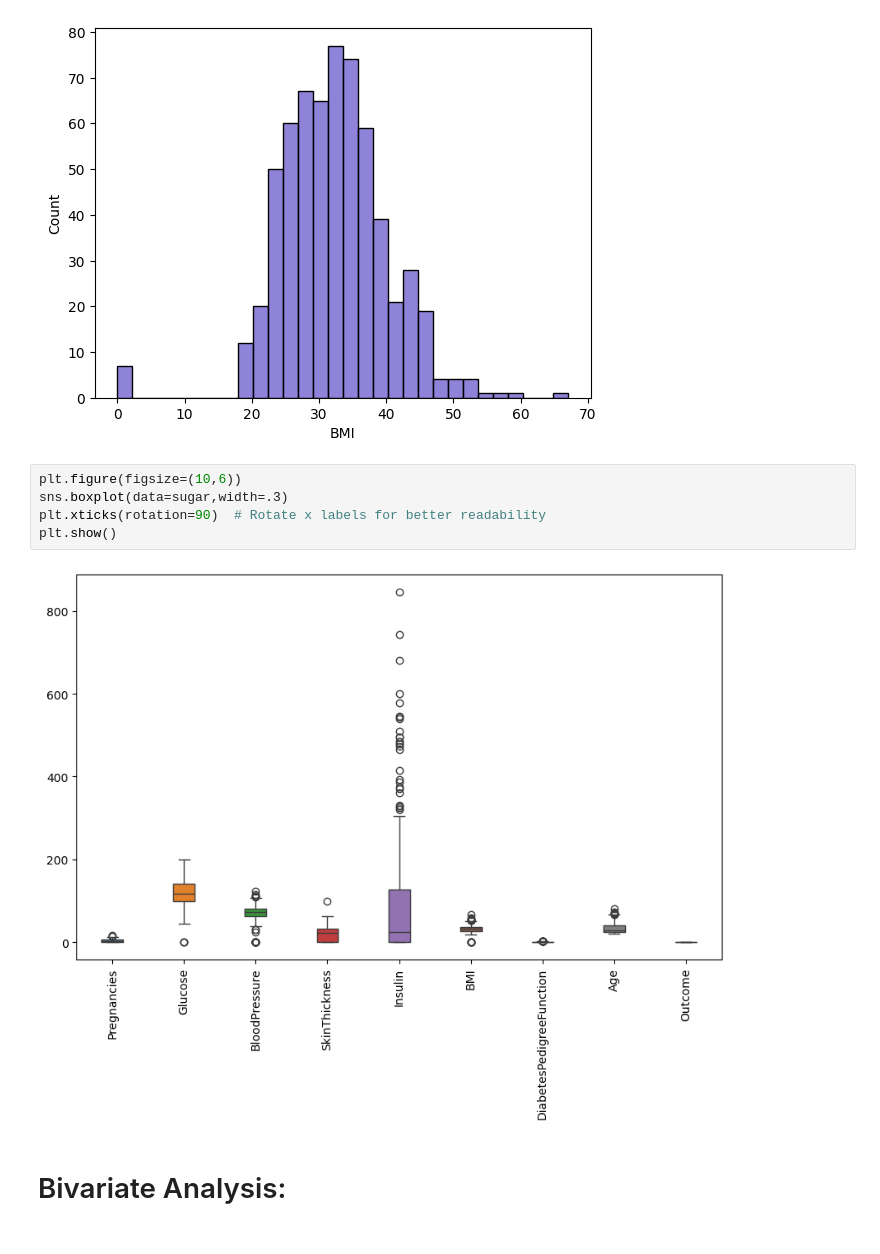
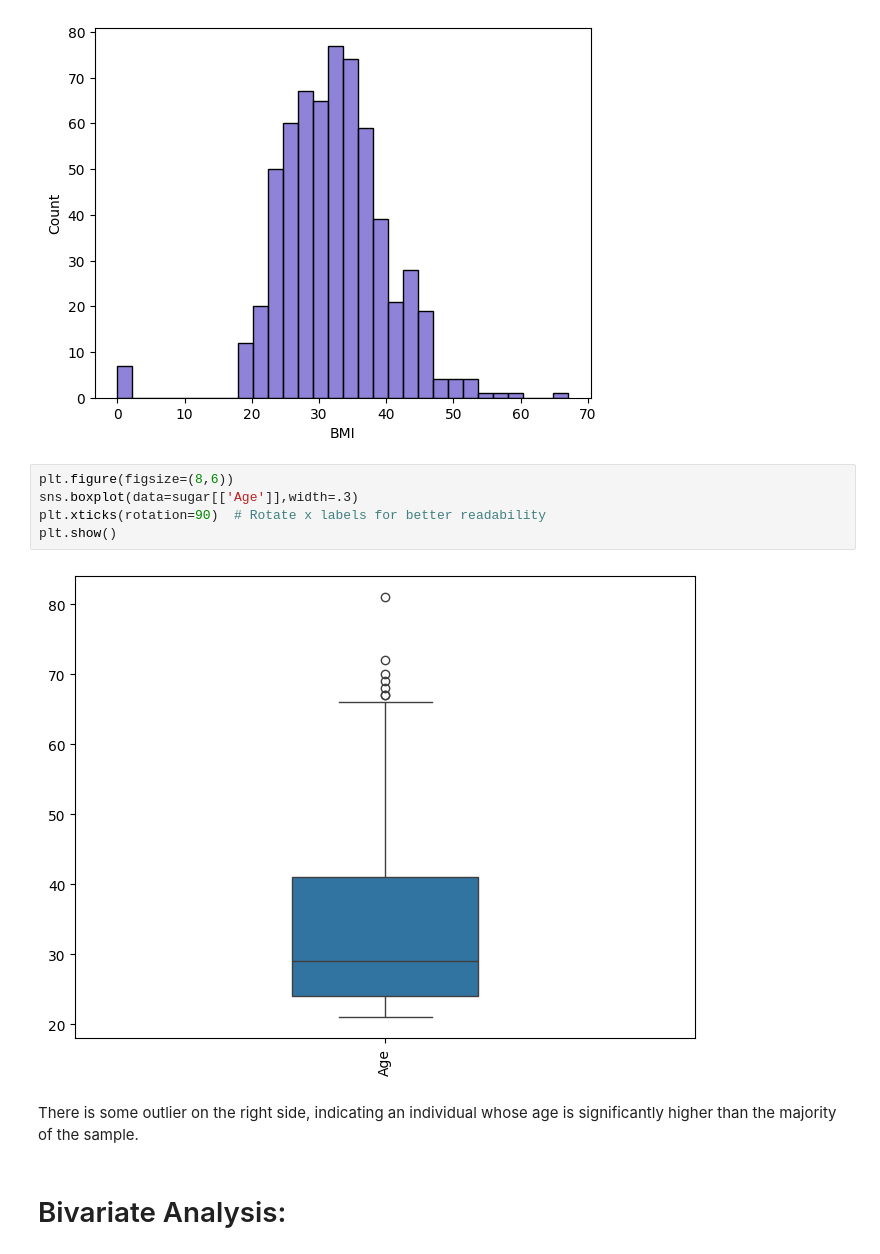
Before and after one commit to hiba0903/DSA_CS_Ast, a Jupyter notebook: Virtual_competition_IA1.ipynb, the cells around one changed output. Cells and saved outputs as stored; diff of their text form.

```diff
--- a/Virtual_competition_IA1.ipynb
+++ b/Virtual_competition_IA1.ipynb
@@ -326,12 +326,14 @@ plt.show()
 # %% [output]
 [figure]
 # %%
-plt.figure(figsize=(10,6))
-sns.boxplot(data=sugar,width=.3)
+plt.figure(figsize=(8,6))
+sns.boxplot(data=sugar[['Age']],width=.3)
 plt.xticks(rotation=90)  # Rotate x labels for better readability
 plt.show()
 # %% [output]
-[figure, old version]
+[figure, new version]
+# %% [markdown]
+There is some outlier on the right side, indicating an individual whose age is significantly higher than the majority of the sample.
 # %% [markdown]
 # Bivariate Analysis:
 # %% [markdown]
```
Also changed, not shown: parts of 2 cells of this notebook.
